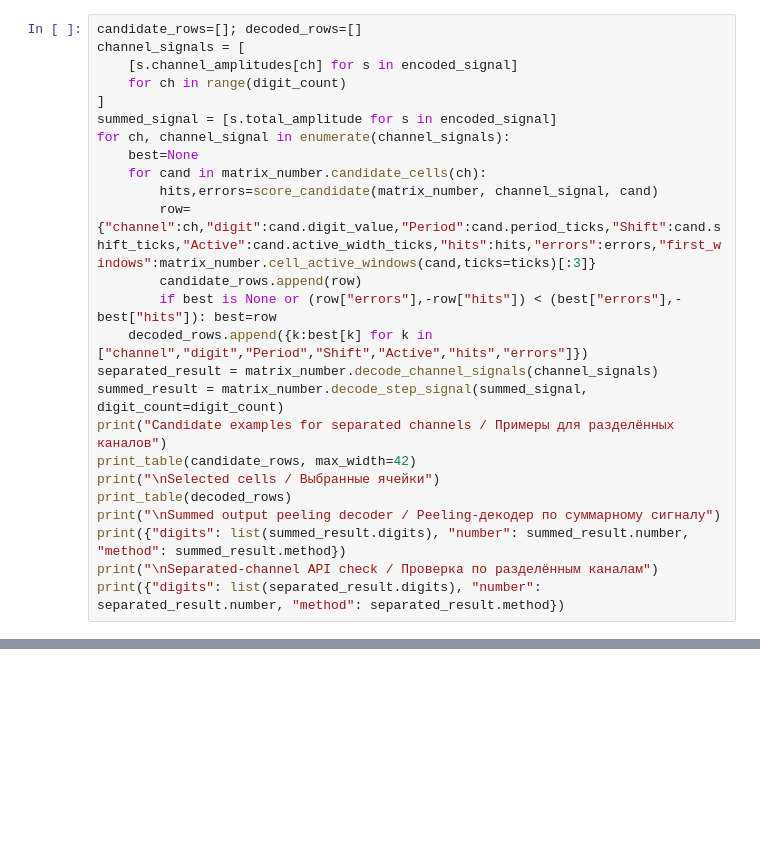
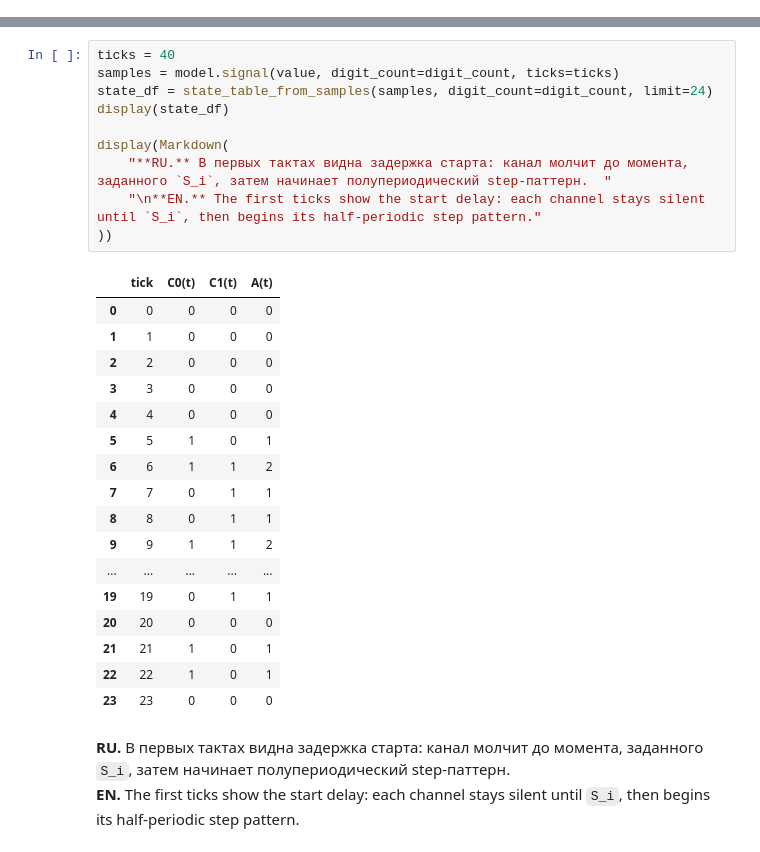
Before and after one commit to powerlife000/snn_framework, a Jupyter notebook: experiments/fractal_number_compression_demo.ipynb, the cells around one changed output, grey strips where cells are left out. Cells and saved outputs as stored; diff of their text form; blank space fills up the shorter version.

```diff
--- a/experiments/fractal_number_compression_demo.ipynb
+++ b/experiments/fractal_number_compression_demo.ipynb
@@ -243,25 +0,0 @@ EN: the primary decoder now works on a single `output_signal`: it measures the f
-# %%
-candidate_rows=[]; decoded_rows=[]
-channel_signals = [
-    [s.channel_amplitudes[ch] for s in encoded_signal]
-    for ch in range(digit_count)
-]
-summed_signal = [s.total_amplitude for s in encoded_signal]
-for ch, channel_signal in enumerate(channel_signals):
-    best=None
-    for cand in matrix_number.candidate_cells(ch):
-        hits,errors=score_candidate(matrix_number, channel_signal, cand)
-        row={"channel":ch,"digit":cand.digit_value,"Period":cand.period_ticks,"Shift":cand.shift_ticks,"Active":cand.active_width_ticks,"hits":hits,"errors":errors,"first_windows":matrix_number.cell_active_windows(cand,ticks=ticks)[:3]}
-        candidate_rows.append(row)
-        if best is None or (row["errors"],-row["hits"]) < (best["errors"],-best["hits"]): best=row
-    decoded_rows.append({k:best[k] for k in ["channel","digit","Period","Shift","Active","hits","errors"]})
-separated_result = matrix_number.decode_channel_signals(channel_signals)
-summed_result = matrix_number.decode_step_signal(summed_signal, digit_count=digit_count)
-print("Candidate examples for separated channels / Примеры для разделённых каналов")
-print_table(candidate_rows, max_width=42)
-print("\nSelected cells / Выбранные ячейки")
-print_table(decoded_rows)
-print("\nSummed output peeling decoder / Peeling-декодер по суммарному сигналу")
-print({"digits": list(summed_result.digits), "number": summed_result.number, "method": summed_result.method})
-print("\nSeparated-channel API check / Проверка по разделённым каналам")
-print({"digits": list(separated_result.digits), "number": separated_result.number, "method": separated_result.method})
@@ -298,0 +228,30 @@ print({"decoded_digits_little_endian_lsf_high_freq_to_msf_low_freq": decoded_dig
+# %%
+ticks = 40
+samples = model.signal(value, digit_count=digit_count, ticks=ticks)
+state_df = state_table_from_samples(samples, digit_count=digit_count, limit=24)
+display(state_df)
+
+display(Markdown(
+    "**RU.** В первых тактах видна задержка старта: канал молчит до момента, заданного `S_i`, затем начинает полупериодический step-паттерн.  "
+    "\n**EN.** The first ticks show the start delay: each channel stays silent until `S_i`, then begins its half-periodic step pattern."
+))
+# %% [output]
+|  | tick | C0(t) | C1(t) | A(t) |
+| 0 | 0 | 0 | 0 | 0 |
+| 1 | 1 | 0 | 0 | 0 |
+| 2 | 2 | 0 | 0 | 0 |
+| 3 | 3 | 0 | 0 | 0 |
+| 4 | 4 | 0 | 0 | 0 |
+| 5 | 5 | 1 | 0 | 1 |
+| 6 | 6 | 1 | 1 | 2 |
+| 7 | 7 | 0 | 1 | 1 |
+| 8 | 8 | 0 | 1 | 1 |
+| 9 | 9 | 1 | 1 | 2 |
+| ... | ... | ... | ... | ... |
+| 19 | 19 | 0 | 1 | 1 |
+| 20 | 20 | 0 | 0 | 0 |
+| 21 | 21 | 1 | 0 | 1 |
+| 22 | 22 | 1 | 0 | 1 |
+| 23 | 23 | 0 | 0 | 0 |
+**RU.** В первых тактах видна задержка старта: канал молчит до момента, заданного `S_i`, затем начинает полупериодический step-паттерн.
+**EN.** The first ticks show the start delay: each channel stays silent until `S_i`, then begins its half-periodic step pattern.
```
Also changed, not shown: parts of 36 cells of this notebook, 33 other files.
